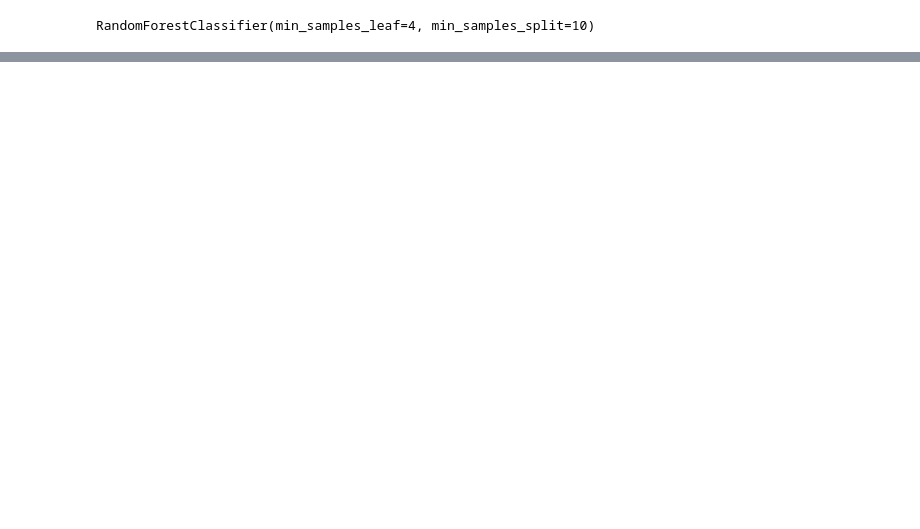
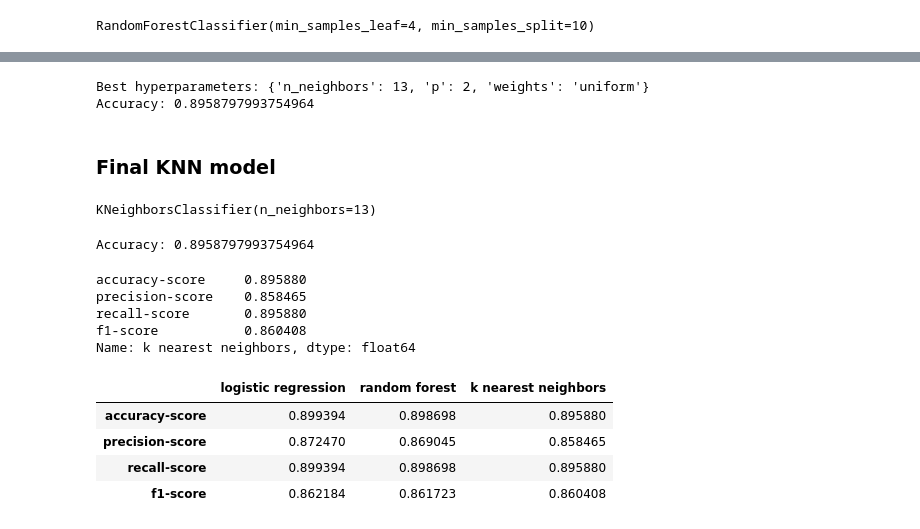
Before and after one commit to sanhiitaa/heart-health-prediction-classifier, a Jupyter notebook: heart_health_prediction.ipynb, the cells around one changed output, grey strips where cells are left out. Cells and saved outputs as stored; diff of their text form; code cells hidden in the pictures; blank space fills up the shorter version.

Commit message:
adds KNN model

```diff
--- a/heart_health_prediction.ipynb
+++ b/heart_health_prediction.ipynb
@@ -244,6 +228,6 @@ Accuracy: 0.9001011826401053
 # %%
-# classification report for logistic regression
-score= classification_report(y_test, pred, output_dict=True)
+# classification report for random forest
+score= classification_report(y_test, pred2, output_dict=True)
 scores['random forest']={'accuracy-score': score['accuracy'],
                                'precision-score': score['weighted avg']['precision'],
                                'recall-score': score['weighted avg']['recall'],
@@ -266,0 +253,68 @@ scores
+# %%
+# defining hyperparameters to tune
+param_distributions = {'n_neighbors': randint(1,20),
+                       'weights': ['uniform', 'distance'],
+                       'p': [1,2]}
+
+# creating logistic regression model
+knn = KNeighborsClassifier()
+
+# setting up Grid Search with cross-validation
+random_search = RandomizedSearchCV(estimator=knn,
+                                   param_distributions=param_distributions,
+                                   cv=3,
+                                   n_jobs=-1,
+                                   n_iter=10,
+                                   scoring='accuracy')
+
+# performing random Search
+random_search.fit(x_train, y_train.values.ravel())
+
+# predicting values
+y_pred = random_search.predict(x_test)
+# Calculate accuracy
+accuracy = accuracy_score(y_test, y_pred)
+print("Best hyperparameters:", random_search.best_params_)
+print("Accuracy:", accuracy)
+# %% [output]
+Best hyperparameters: {'n_neighbors': 13, 'p': 2, 'weights': 'uniform'}
+Accuracy: 0.8958797993754964
+# %% [markdown]
+### **Final KNN model**
+# %%
+knn=KNeighborsClassifier(n_neighbors=13,
+                         weights='uniform',
+                         p=2)
+
+knn.fit(x_train, y_train.values.ravel())
+# %% [output]
+KNeighborsClassifier(n_neighbors=13)
+# %%
+pred3= knn.predict(x_test)
+accuracy = accuracy_score(y_test, pred3)
+print("Accuracy:", accuracy)
+# %% [output]
+Accuracy: 0.8958797993754964
+# %%
+# classification report for K Nearest Neighbors
+score= classification_report(y_test, pred3, output_dict=True)
+scores['k nearest neighbors']={'accuracy-score': score['accuracy'],
+                               'precision-score': score['weighted avg']['precision'],
+                               'recall-score': score['weighted avg']['recall'],
+                               'f1-score': score['weighted avg']['f1-score']}
+
+print(scores['k nearest neighbors'])
+# %% [output]
+accuracy-score     0.895880
+precision-score    0.858465
+recall-score       0.895880
+f1-score           0.860408
+Name: k nearest neighbors, dtype: float64
+# %%
+scores
+# %% [output]
+|  | logistic regression | random forest | k nearest neighbors |
+| accuracy-score | 0.899394 | 0.898698 | 0.895880 |
+| precision-score | 0.872470 | 0.869045 | 0.858465 |
+| recall-score | 0.899394 | 0.898698 | 0.895880 |
+| f1-score | 0.862184 | 0.861723 | 0.860408 |
```
Also changed, not shown: parts of 13 cells of this notebook.
